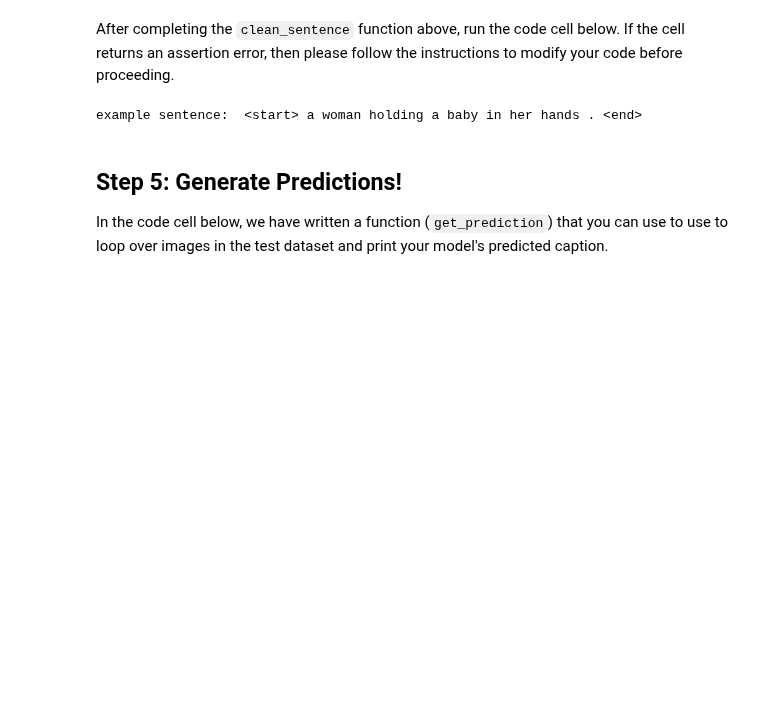
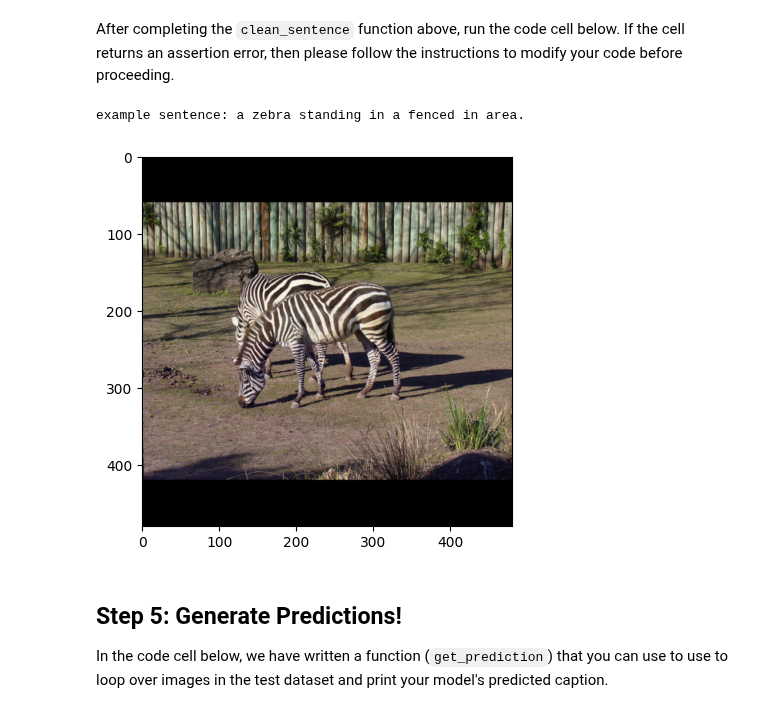
Before and after one commit to mathbarc/image_captioning, a Jupyter notebook: 3_Inference.ipynb, the cells around one changed output. Drawn from its saved outputs; the diff is of its cells as text; code cells hidden in the pictures; blank space fills up the shorter version.

```diff
--- a/3_Inference.ipynb
+++ b/3_Inference.ipynb
@@ -124,0 +83,14 @@ ImageCaptioner(
+# %%
+# Watch for any changes in model.py, and re-load it automatically.
+# % load_ext autoreload
+# % autoreload 2
+
+from inference import load_model, load_vocab
+
+model, gflops, weightsMBMem, blobMBMem = load_model("best.onnx")
+
+print("Model resources diagnostics:")
+print("Operations:", gflops, "GFLOPS")
+print("Total Memory:", weightsMBMem+blobMBMem, "MB")
+
+vocab = load_vocab("simple_vocab.pkl")
@@ -155,0 +110,9 @@ example output: [0, 3, 191, 144, 3, 67, 38, 227, 700, 12, 1]
+# %%
+from inference import infer_model
+
+image = load_next_image()
+
+output, time = infer_model(image,model)
+
+print('example output:', output)
+print("processing time: ", time, "s" )
@@ -169,12 +139,13 @@ def clean_sentence(output):
 # %% [markdown]
 After completing the `clean_sentence` function above, run the code cell below.  If the cell returns an assertion error, then please follow the instructions to modify your code before proceeding.
 # %%
-sentence = clean_sentence(output)
+sentence = translate_tokens(output, vocab)[0]
 print('example sentence:', sentence)
-
+plt.imshow(np.moveaxis(np.squeeze(image[0]),0,2))
 assert type(sentence)==str, 'Sentence needs to be a Python string!'
 # %% [output]
-example sentence:  <start> a woman holding a baby in her hands . <end>
+example sentence: a zebra standing in a fenced in area.
+[figure, added]
 # %% [markdown]
 <a id='step5'></a>
 ## Step 5: Generate Predictions!
```
Also changed, not shown: parts of 21 cells of this notebook, 1 other file.
